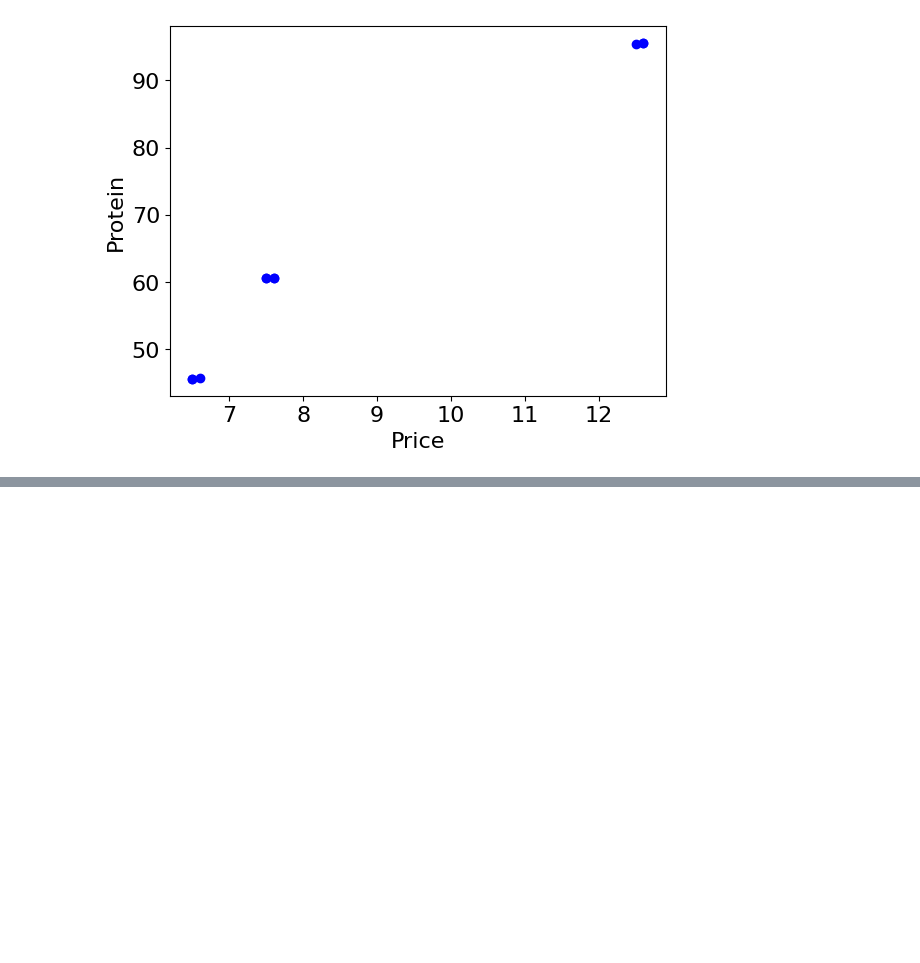
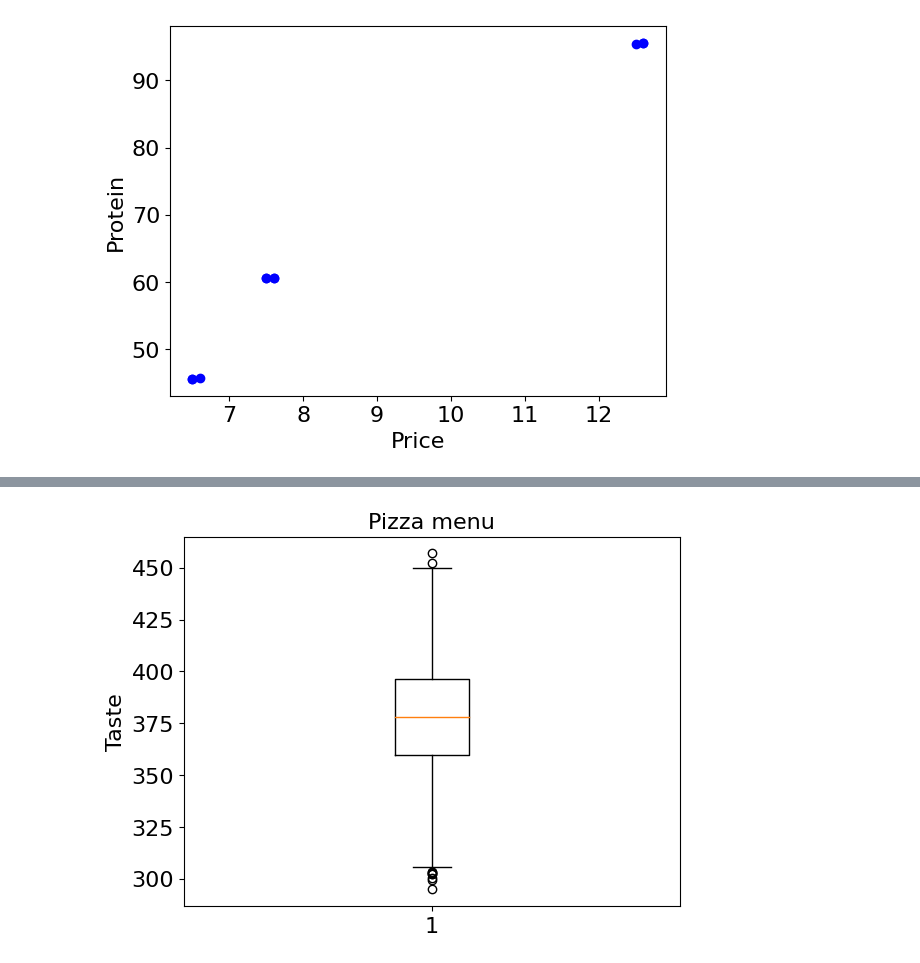
Before and after one commit to mlkremer/maestro-pizza-maker, a Jupyter notebook: notebooks/menu_analysis.ipynb, the cells around one changed output, grey strips where cells are left out. Cells and saved outputs as stored; diff of their text form; code cells hidden in the pictures; blank space fills up the shorter version.

```diff
--- a/notebooks/menu_analysis.ipynb
+++ b/notebooks/menu_analysis.ipynb
@@ -246,0 +271,7 @@ TaR of the whole menu: 342.56144263672076
+# %%
+plt.boxplot(sum(pizza.taste for pizza in pizza_menu.pizzas))
+plt.ylabel("Taste")
+plt.title("Pizza menu")
+plt.show()
+# %% [output]
+[figure, added]
```
Also changed, not shown: parts of 17 cells of this notebook.
